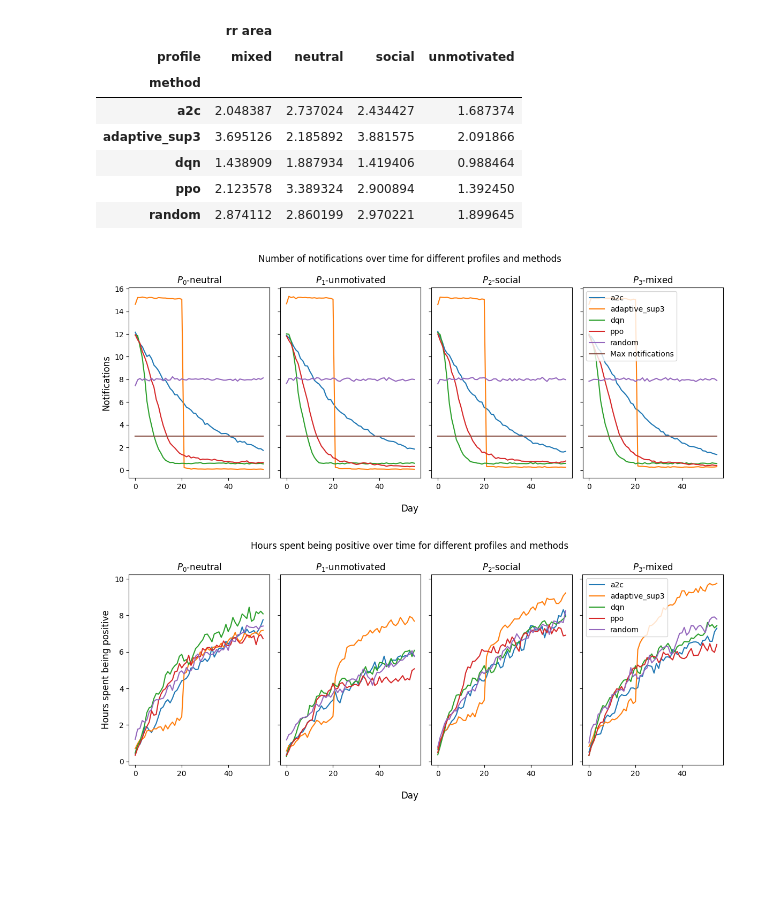
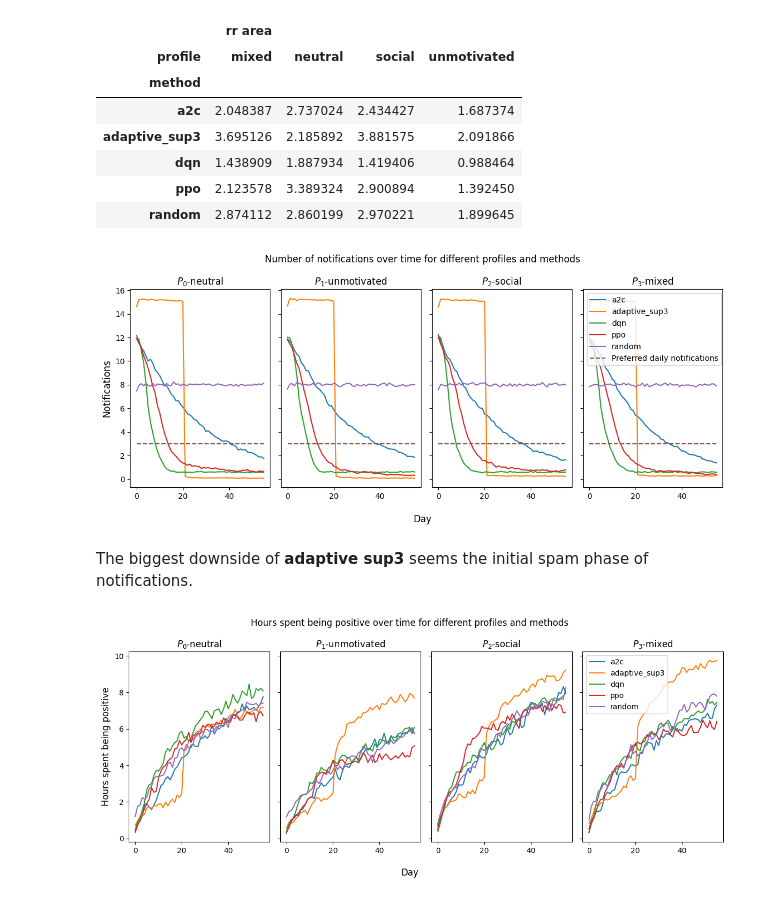
Before and after one commit to lucapl/aibi-dhi-simulator, a Jupyter notebook: raport_project2.ipynb, the cells around one changed output. Cells and saved outputs as stored; diff of their text form; code cells hidden in the pictures; blank space fills up the shorter version.

```diff
--- a/raport_project2.ipynb
+++ b/raport_project2.ipynb
@@ -167,20 +167,22 @@ df.groupby(["method","profile","run_id"])["response_ratio"].sum().groupby(["meth
 # %%
 fig, axs = plt.subplots(nrows=1,ncols=4,figsize=(12,5),sharey=True,sharex=True)
 for i, profile in enumerate(profiles):
     ax = axs[i]#[i//2][i%2]
     for method in methods:
         data = df_means[(df_means.method==method) & (df_means.profile==profile)]
         ax.plot(data.day, data["notifications"], label=method)
-    ax.plot(data.day, np.ones(len(data.day))+2, label="Max notifications")
+    ax.plot(data.day, np.ones(len(data.day))+2, label="Preferred daily notifications",linestyle="dashed")
     ax.set_title(f"$P_{i}$-"+profile)
 ax.legend(loc="upper left")
 fig.supxlabel("Day")
 fig.supylabel("Notifications")
 fig.suptitle("Number of notifications over time for different profiles and methods")
 fig.tight_layout()
 plt.show()
 # %% [output]
-[figure, old version]
+[figure, new version]
+# %% [markdown]
+The biggest downside of **adaptive sup3** seems the initial spam phase of notifications.
 # %%
 fig, axs = plt.subplots(nrows=1,ncols=4,figsize=(12,5),sharey=True,sharex=True)
 for i, profile in enumerate(profiles):
```
Also changed, not shown: parts of 4 cells of this notebook.
